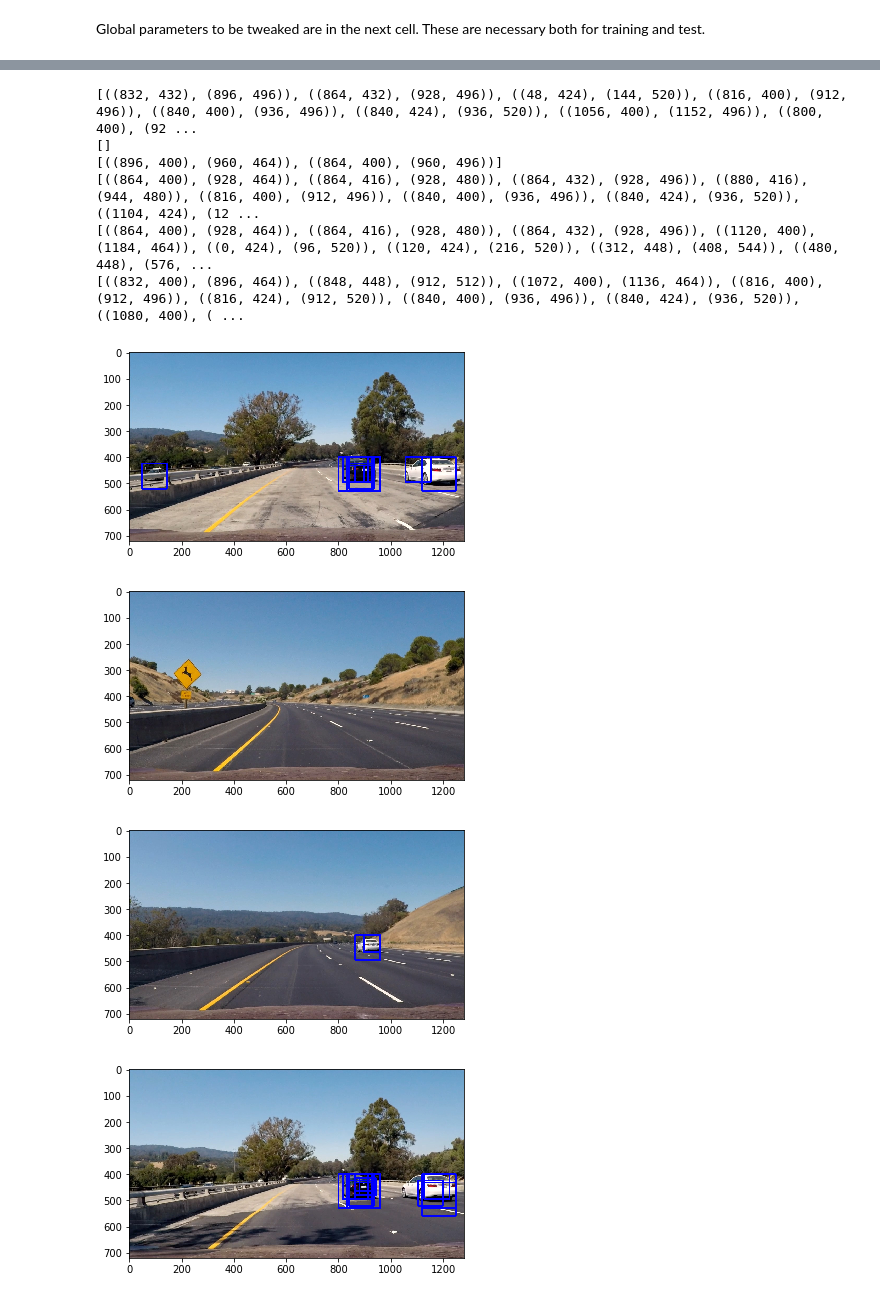
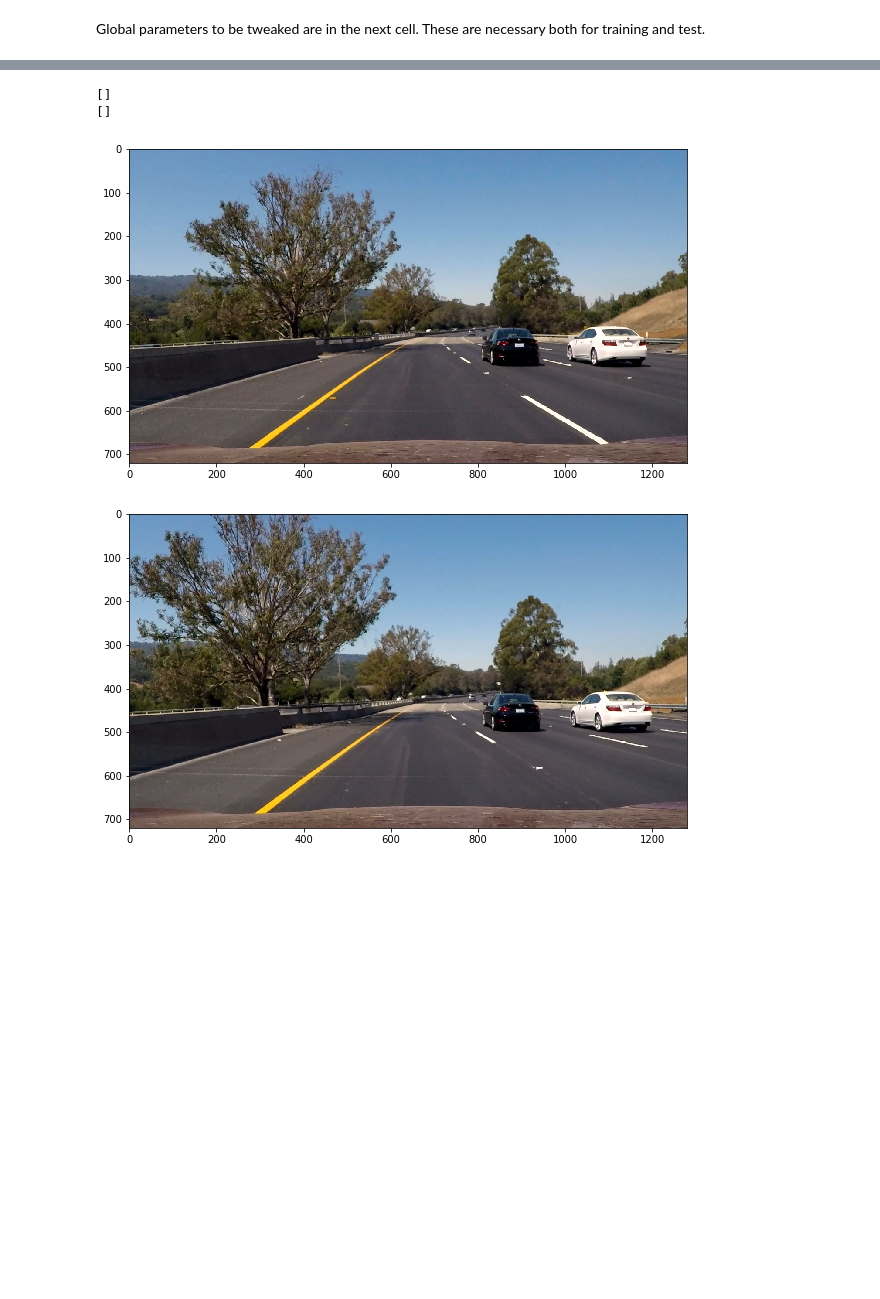
Before and after one commit to pnsrao/CarND-Vehicle-Detection, a Jupyter notebook: pyfiles/vehicle_detection.ipynb, the cells around one changed output, grey strips where cells are left out. Cells and saved outputs as stored; diff of their text form; code cells hidden in the pictures; blank space fills up the shorter version.

```diff
--- a/pyfiles/vehicle_detection.ipynb
+++ b/pyfiles/vehicle_detection.ipynb
@@ -105,9 +105,10 @@ imagefiles = ['../test_images/test1.jpg',
           '../test_images/test4.jpg',
           '../test_images/test5.jpg',
           '../test_images/test6.jpg']
-images = []
+images1 = []
 for imagefile in imagefiles:
-    images.append(mpimg.imread(imagefile))
+    images1.append(mpimg.imread(imagefile))
+images = [images[0],images1[5]]
 # %%
 # Define a single function that can extract features using hog sub-sampling and make predictions
 def find_cars(img, ystart, ystop, xstart, xstop, scale, step = 2):
@@ -126,8 +127,8 @@ def find_cars(img, ystart, ystop, xstart, xstop, scale, step = 2):
     ch2 = ctrans_tosearch[:,:,1]
     ch3 = ctrans_tosearch[:,:,2]
     # Define blocks and steps as above
-    nxblocks = (ch1.shape[1] // pix_per_cell) - cell_per_block + 1
-    nyblocks = (ch1.shape[0] // pix_per_cell) - cell_per_block + 1
+    nxblocks = (ch1.shape[1] // pix_per_cell) +1 #- cell_per_block
+    nyblocks = (ch1.shape[0] // pix_per_cell) +1 #- cell_per_block
     nfeat_per_block = orient*cell_per_block**2
 
     # 64 was the orginal sampling rate, with 8 cells and 8 pix per cell
@@ -180,7 +181,8 @@ def find_cars(img, ystart, ystop, xstart, xstop, scale, step = 2):
             #test_features = X_scaler.transform(np.hstack((shape_feat, hist_feat)).reshape(1, -1))
             test_prediction = svc.predict(test_features)
 
-            if test_prediction == 1:
+            showAll = False
+            if test_prediction == 1 or showAll:
                 xbox_left = np.int(xleft*scale)
                 ytop_draw = np.int(ytop*scale)
                 win_draw = np.int(window*scale)
@@ -199,9 +217,10 @@ def find_cars(img, ystart, ystop, xstart, xstop, scale, step = 2):
 # %%
-from project_utils import *
 integration_length = 1
 heat_history = [None for ii in range(integration_length)]
 ind = 0
 thresh_bblist = []
+plot_frequency = len(images)//10 + 1
+
 for image in images:
     draw_image = np.copy(image)
 
@@ -209,49 +228,41 @@ for image in images:
     # data from .png images (scaled 0 to 1 by mpimg) and the
     # image you are searching is a .jpg (scaled 0 to 255)
     image = image.astype(np.float32)/255
 
     bbox_list = []
-    for scale in [1,1.5,2]:
-        bblist = find_cars(image, 400, 656,0,1280,scale)
+    #combos = [(400,464,1.0),(416,480,1.0),(400,496,1.5),(432,528,1.5),(400,528,2.0),(432,560,2.0),(400,596,3.5),(464,660,3.5)]
+    combos = [(400,496,1.5)]
+    for combo in combos:
+        bblist = find_cars(image,combo[0],combo[1],1000,1200,combo[2])
         bbox_list = bbox_list + bblist
-    for oldbb in thresh_bblist:
-        center = ((oldbb[0][0]+oldbb[1][0])/2,(oldbb[0][1]+oldbb[1][1])/2)
-        width  = ((oldbb[1][0]-oldbb[0][0]),(oldbb[1][1]-oldbb[1][0]))
-        scale = 64/width
-        print(bbox_list)
-
+    print(bbox_list)
     current_heat = np.zeros_like(image[:,:,0]).astype(np.float)
     current_heat = add_heat(current_heat,bbox_list)
 
     if ind == 0:
         heat = np.copy(current_heat)
     elif ind < integration_length:
         heat += current_heat
     else:
         heat -= heat_history[ind % integration_length]
         heat += current_heat
     heat_history[ind % integration_length] = np.copy(current_heat)
 
     heat = apply_threshold(heat,1)
     heatmap = np.clip(heat, 0, 255)
     labels = label(heatmap)
     draw_image1 = draw_boxes(draw_image,bbox_list)
     draw_image, thresh_bblist = draw_labeled_bboxes(draw_image, labels)
     #cv2.imshow('image',draw_image1)
     #cv2.waitKey(0)
     #plt.figure()
-    plt.figure()
-    plt.imshow(draw_image1)
+    if ind%plot_frequency == 0:
+        plt.figure(figsize=(10,10))
+        plt.imshow(draw_image1)
     #plt.imshow(heatmap,cmap = 'hot')
     ind += 1
 # %% [output]
-[((832, 432), (896, 496)), ((864, 432), (928, 496)), ((48, 424), (144, 520)), ((816, 400), (912, 496)), ((840, 400), (936, 496)), ((840, 424), (936, 520)), ((1056, 400), (1152, 496)), ((800, 400), (92 ...
 []
-[((896, 400), (960, 464)), ((864, 400), (960, 496))]
-[((864, 400), (928, 464)), ((864, 416), (928, 480)), ((864, 432), (928, 496)), ((880, 416), (944, 480)), ((816, 400), (912, 496)), ((840, 400), (936, 496)), ((840, 424), (936, 520)), ((1104, 424), (12 ...
-[((864, 400), (928, 464)), ((864, 416), (928, 480)), ((864, 432), (928, 496)), ((1120, 400), (1184, 464)), ((0, 424), (96, 520)), ((120, 424), (216, 520)), ((312, 448), (408, 544)), ((480, 448), (576, ...
-[((832, 400), (896, 464)), ((848, 448), (912, 512)), ((1072, 400), (1136, 464)), ((816, 400), (912, 496)), ((816, 424), (912, 520)), ((840, 400), (936, 496)), ((840, 424), (936, 520)), ((1080, 400), ( ...
+[]
-[figure, old version]
+[figure, new version]
-[figure, old version]
+[figure, new version]
-[figure, removed]
-[figure, removed]
```
Also changed, not shown: parts of 7 cells of this notebook, 1 other file.
